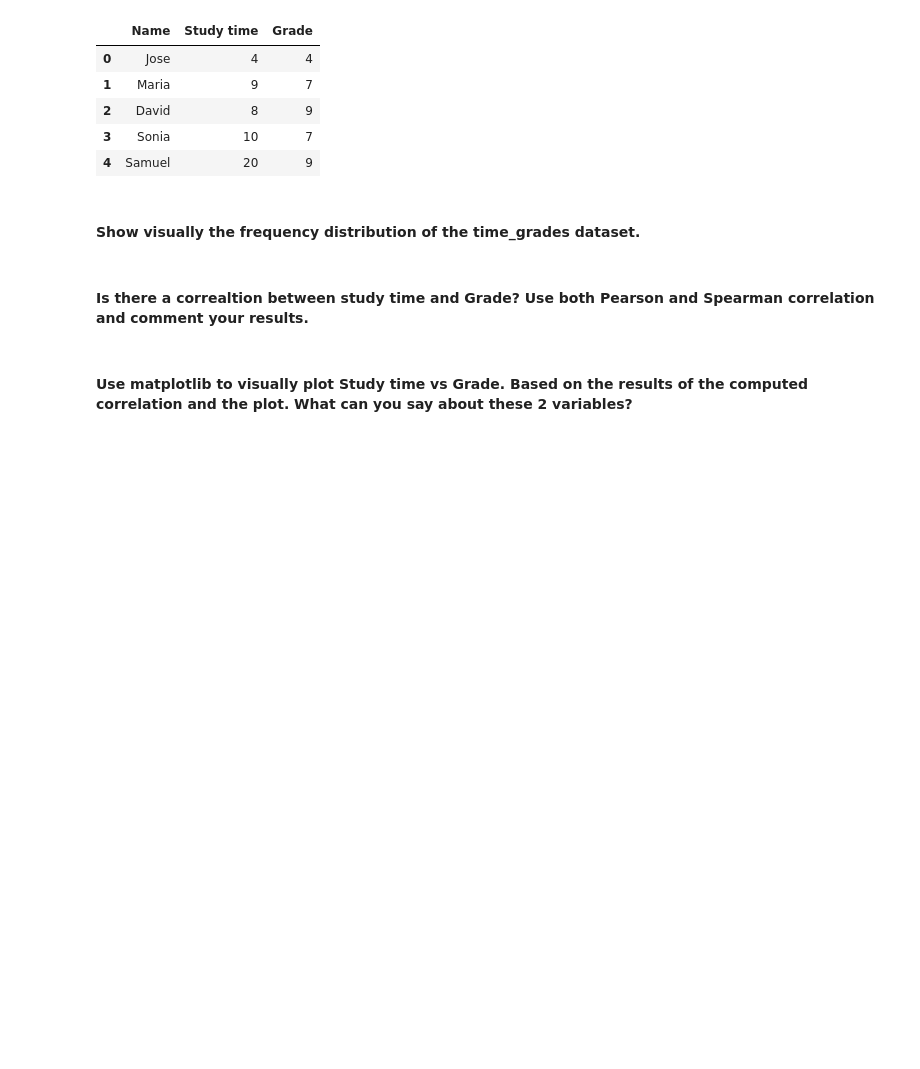
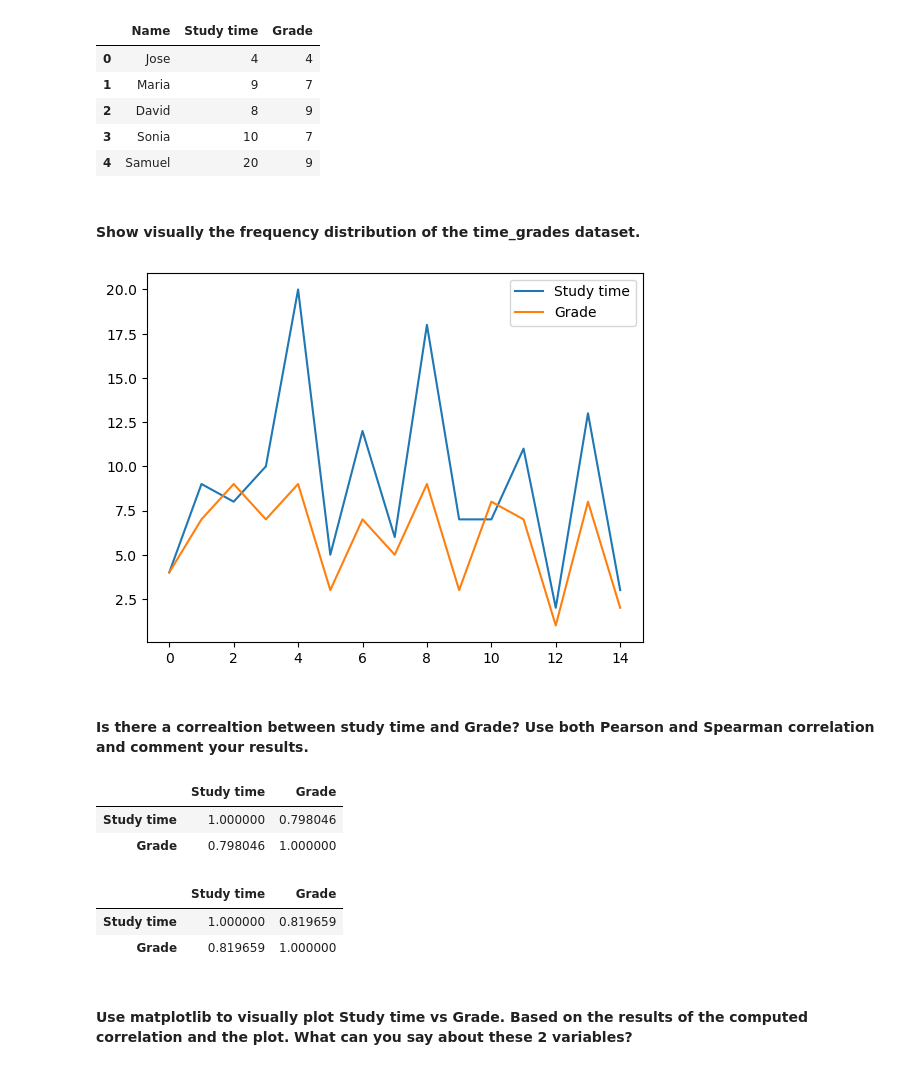
Before and after one commit to Ironhack-Data-Madrid-Octubre-2023/5.1-lab_pivot_table_and_correlation, a Jupyter notebook: your_code/main.ipynb, the cells around one changed output. Saved outputs shown, nothing was run; the diff lists cells and outputs as text; code cells hidden in the pictures; blank space fills up the shorter version.

```diff
--- a/your_code/main.ipynb
+++ b/your_code/main.ipynb
@@ -420,8 +418,25 @@ time_grades.head(5)
+# %%
+time_grades.plot();
+# %% [output]
+[figure, added]
 # %% [markdown]
 #### Is there a correaltion between study time and Grade? Use both Pearson and Spearman correlation and comment your results.
 # %%
 # your answer
+corr_pe =time_grades.corr(method='pearson')
+corr_pe
+# %% [output]
+|  | Study time | Grade |
+| Study time | 1.000000 | 0.798046 |
+| Grade | 0.798046 | 1.000000 |
 # %%
 ## your answer
+
+corr_sp =time_grades.corr(method='spearman')
+corr_sp
+# %% [output]
+|  | Study time | Grade |
+| Study time | 1.000000 | 0.819659 |
+| Grade | 0.819659 | 1.000000 |
 # %% [markdown]
 #### Use matplotlib to visually plot Study time vs Grade. Based on the results of the computed correlation and the plot. What can you say about these 2 variables?
```
Also changed, not shown: parts of 7 cells of this notebook.
